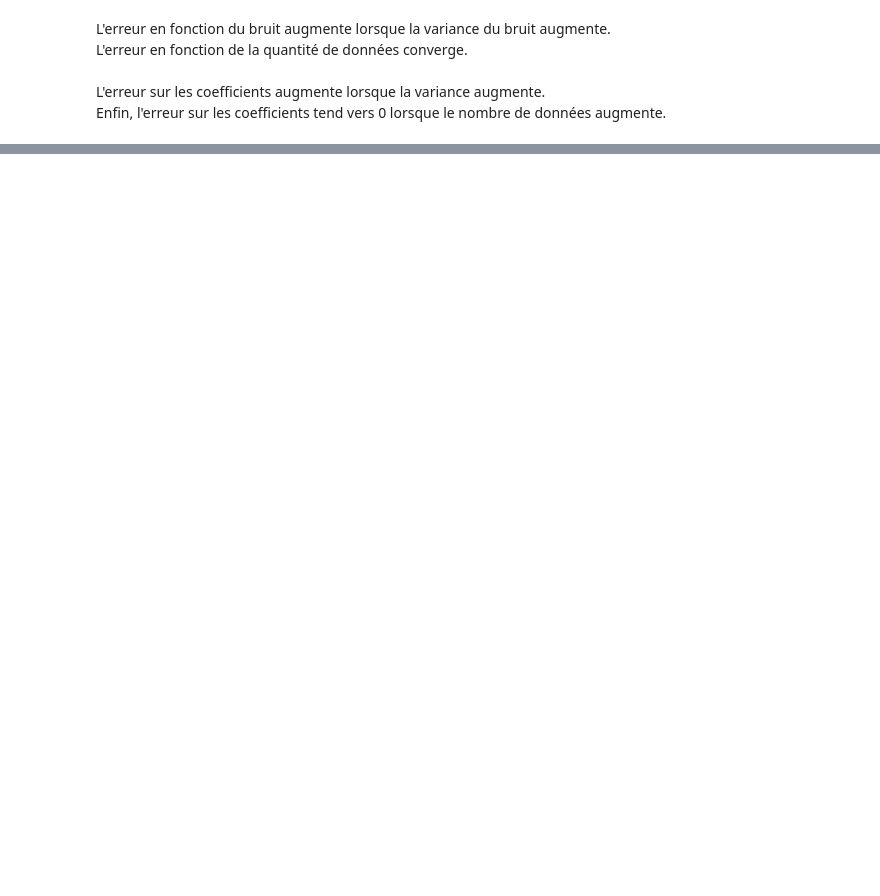
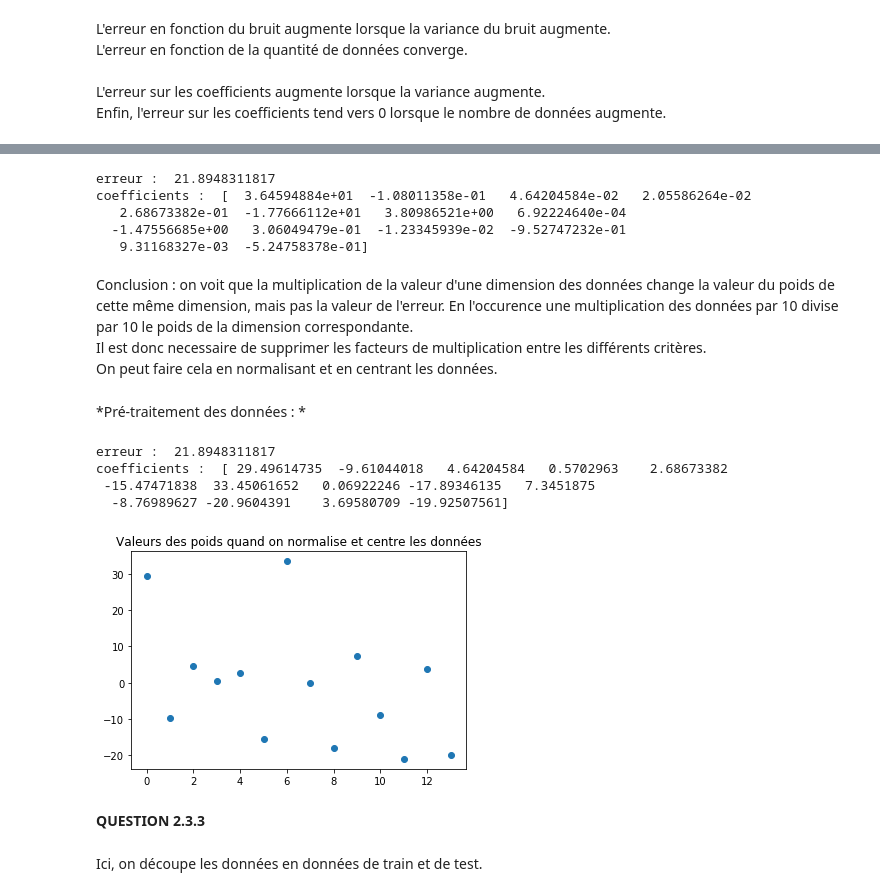
Before and after one commit to Diiso/machine_learning, a Jupyter notebook: tp1/tp1.ipynb, the cells around one changed output, grey strips where cells are left out. Cells and saved outputs as stored; diff of their text form; code cells hidden in the pictures; blank space fills up the shorter version.

```diff
--- a/tp1/tp1.ipynb
+++ b/tp1/tp1.ipynb
@@ -173,0 +223,68 @@ TypeError: list indices must be integers or slices, not tuple
+# %%
+def laWestern() :
+    X = f[0].copy() # housing inputs
+    Y = f[1].copy() # housing outputs
+
+    dimension = 3 #Dimension qu'on multiplie par 10
+    for i in range (len(f[0])):
+        X[i][dimension] *= 10
+
+    w = regress(X,Y)
+    yhat = predict(w,X)
+    error = mse(yhat,Y)
+    return (w,yhat,error)
+# %%
+what,yhat,error=(laWestern())
+print ("erreur : ", error)
+print ("coefficients : " , what)
+# %% [output]
+erreur :  21.8948311817
+coefficients :  [  3.64594884e+01  -1.08011358e-01   4.64204584e-02   2.05586264e-02
+   2.68673382e-01  -1.77666112e+01   3.80986521e+00   6.92224640e-04
+  -1.47556685e+00   3.06049479e-01  -1.23345939e-02  -9.52747232e-01
+   9.31168327e-03  -5.24758378e-01]
+# %% [markdown]
+Conclusion : on voit que la multiplication de la valeur d'une dimension des données change la valeur du poids de cette même dimension, mais pas la valeur de l'erreur. En l'occurence une multiplication des données par 10 divise par 10 le poids de la dimension correspondante.
+<br>
+Il est donc necessaire de supprimer les facteurs de multiplication entre les différents critères.<br>
+On peut faire cela en normalisant et en centrant les données.
+# %% [markdown]
+*Pré-traitement des données : *
+# %%
+def normalisation(X):
+    for i in range(len(X[0])):
+        mx = np.array([abs(X[j][i]) for j in range(len(X))]).max()
+        mean = np.array([abs(X[j][i]) for j in range(len(X))]).mean()
+        for j in range(len(X)):
+            X[j][i]-=mean/2
+            X[j][i]/=max(mx,0.0001)
+    return(X)
+# %%
+def lAndalouse() :
+    X = f[0].copy() # housing inputs
+    Y = f[1].copy() # housing outputs
+    X = normalisation(X)
+
+    w = regress(X,Y)
+    yhat = predict(w,X)
+    error = mse(yhat,Y)
+    return (w,yhat,error)
+# %%
+what,yhat,error=(lAndalouse())
+print ("erreur : ", error)
+print ("coefficients : " , what)
+
+
+plt.scatter(range(len(what)),what)
+plt.title("Valeurs des poids quand on normalise et centre les données")
+plt.show()
+# %% [output]
+erreur :  21.8948311817
+coefficients :  [ 29.49614735  -9.61044018   4.64204584   0.5702963    2.68673382
+ -15.47471838  33.45061652   0.06922246 -17.89346135   7.3451875
+  -8.76989627 -20.9604391    3.69580709 -19.92507561]
+[figure, added]
+# %% [markdown]
+**QUESTION 2.3.3**
+# %% [markdown]
+Ici, on découpe les données en données de train et de test.
```
Also changed, not shown: parts of 57 cells of this notebook, 5 other files.
